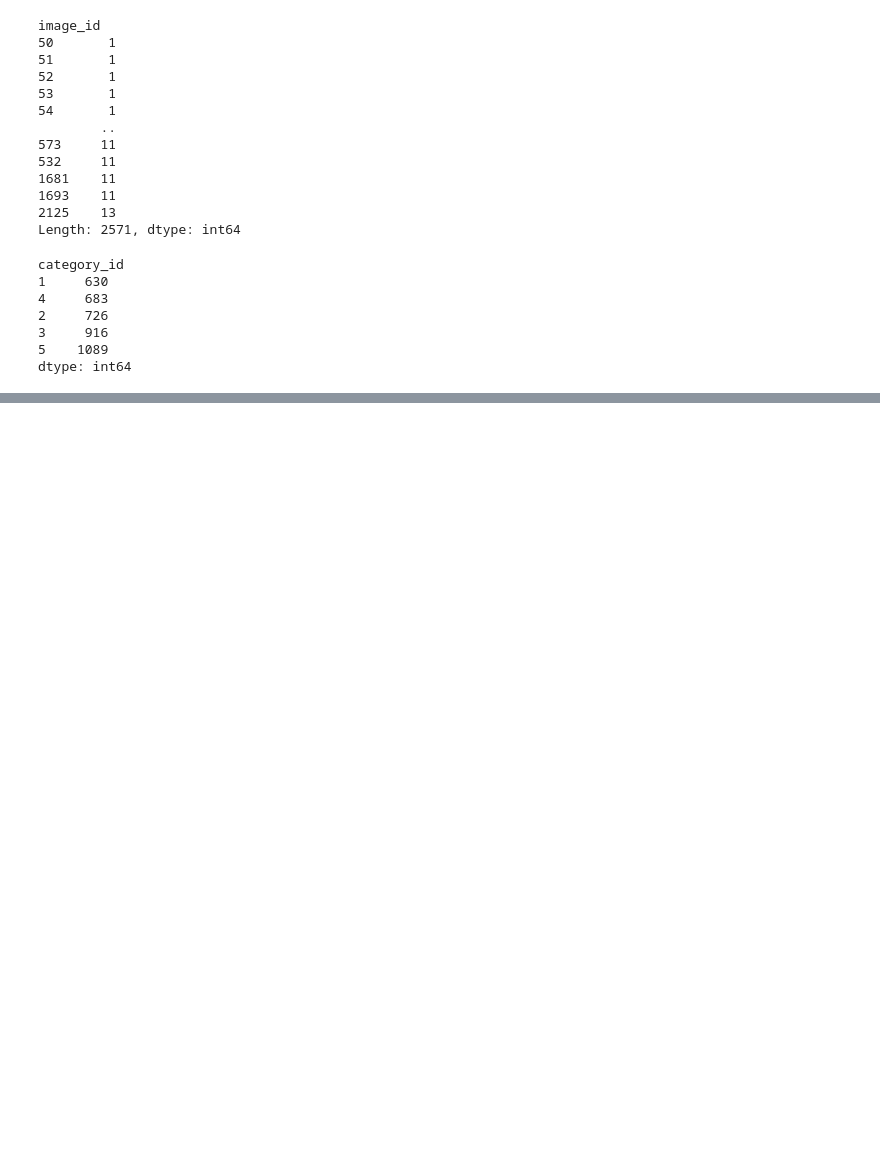
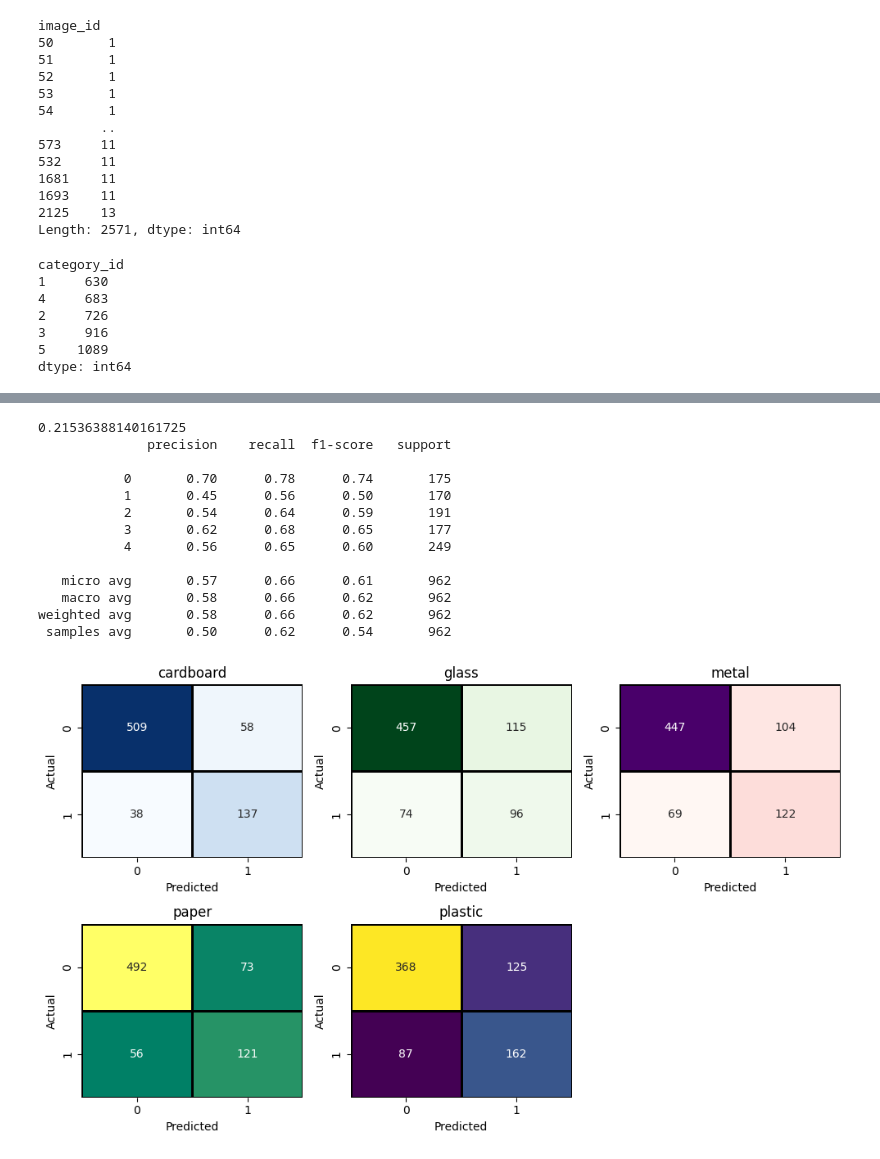
Before and after one commit to keshavarzIT/Classification-of-recycling-garbage, a Jupyter notebook: smartRecyclingWaste.ipynb, the cells around one changed output, grey strips where cells are left out. Drawn from its saved outputs; the diff is of its cells as text; code cells hidden in the pictures; blank space fills up the shorter version.

```diff
--- a/smartRecyclingWaste.ipynb
+++ b/smartRecyclingWaste.ipynb
@@ -251,0 +412,49 @@ validation_target_size
+# %%
+base_log = LogisticRegression()
+
+pipe_log = Pipeline([
+    ("scaler", StandardScaler()),
+    ("pca", PCA(random_state=7)),
+    ("clf", MultiOutputClassifier(base_log))
+])
+
+param_grid_log = {
+    "pca__n_components": [150, 200, 250, 300, 350, 400],
+
+    "clf__estimator__C": [0.01, 0.1, 1, 10, 100],
+    "clf__estimator__solver": ["lbfgs", "saga"],
+    "clf__estimator__class_weight": [None, "balanced"],
+    "clf__estimator__penalty": ["l2"],
+    "clf__estimator__max_iter": [200, 500, 1000]
+}
+
+
+grid_log = GridSearchCV(
+    estimator=pipe_log,
+    param_grid=param_grid_log,
+    scoring="f1_micro",
+    cv=5,
+    n_jobs=-1
+)
+
+grid_log.fit(X, y)
+y_pred_log = grid_log.predict(X_test)
+# %%
+print(hamming_loss(y_test, y_pred_log))
+print(classification_report(y_test, y_pred_log))
+plot_mcm_heatmaps(y_test, y_pred_log, class_names)
+# %% [output]
+0.21536388140161725
+              precision    recall  f1-score   support
+
+           0       0.70      0.78      0.74       175
+           1       0.45      0.56      0.50       170
+           2       0.54      0.64      0.59       191
+           3       0.62      0.68      0.65       177
+           4       0.56      0.65      0.60       249
+
+   micro avg       0.57      0.66      0.61       962
+   macro avg       0.58      0.66      0.62       962
+weighted avg       0.58      0.66      0.62       962
+ samples avg       0.50      0.62      0.54       962
+[figure, added]
```
Also changed, not shown: parts of 24 cells of this notebook, 3 other files.
